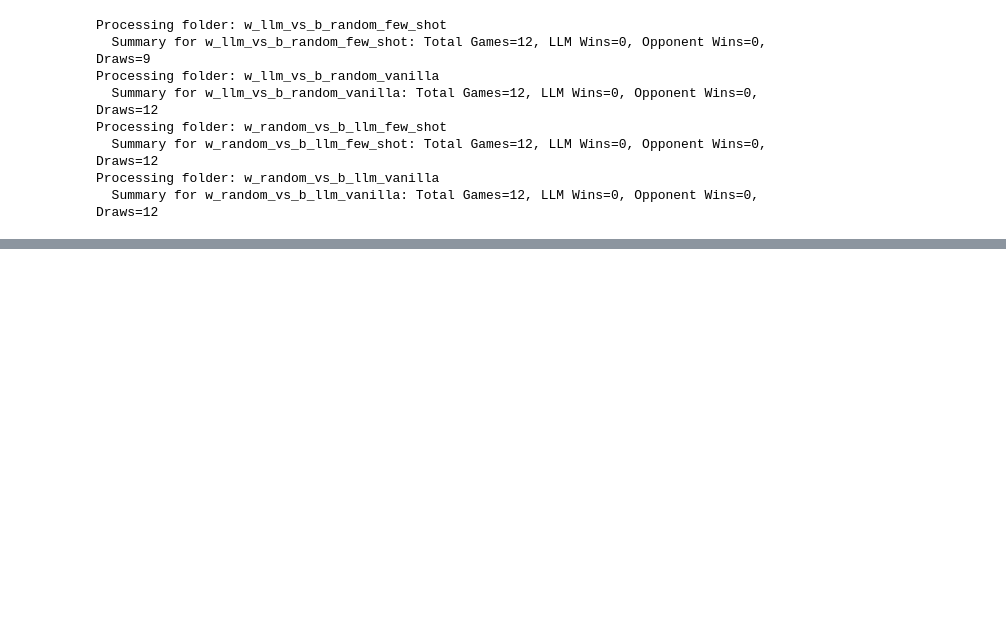
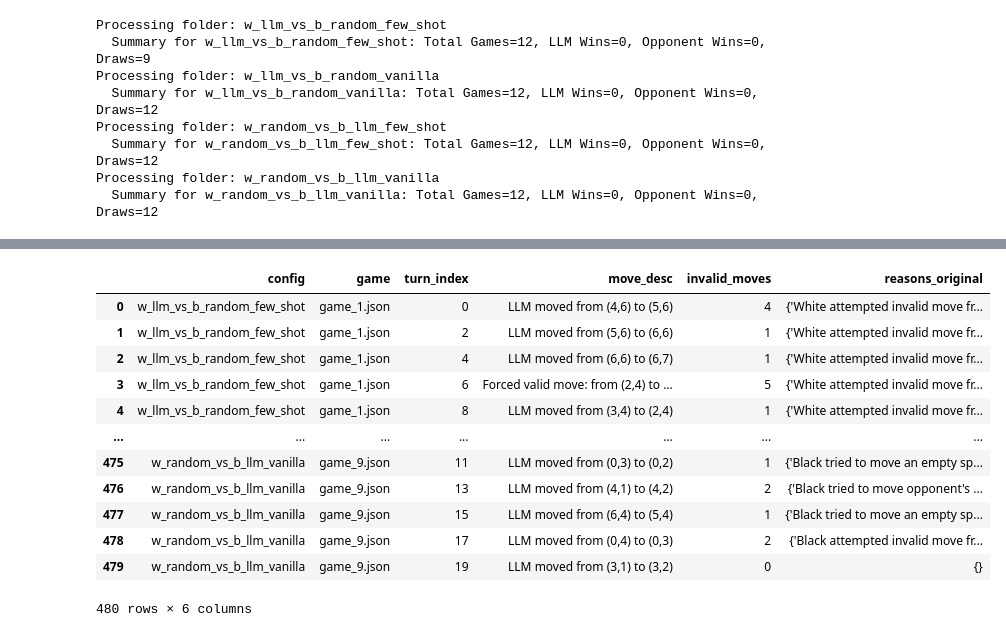
Before and after one commit to hesamsheikh/LLM-Tablut-Agent, a Jupyter notebook: benchmark_analysis.ipynb, the cells around one changed output, grey strips where cells are left out. Saved outputs shown, nothing was run; the diff lists cells and outputs as text; code cells hidden in the pictures; blank space fills up the shorter version.

```diff
--- a/benchmark_analysis.ipynb
+++ b/benchmark_analysis.ipynb
@@ -325,0 +323,16 @@ Frequency of Each Generalized Invalid Move Reason:
+# %%
+df_llm_turns
+# %% [output]
+|  | config | game | turn_index | move_desc | invalid_moves | reasons_original |
+| 0 | w_llm_vs_b_random_few_shot | game_1.json | 0 | LLM moved from (4,6) to (5,6) | 4 | {'White attempted invalid move fr... |
+| 1 | w_llm_vs_b_random_few_shot | game_1.json | 2 | LLM moved from (5,6) to (6,6) | 1 | {'White attempted invalid move fr... |
+| 2 | w_llm_vs_b_random_few_shot | game_1.json | 4 | LLM moved from (6,6) to (6,7) | 1 | {'White attempted invalid move fr... |
+| 3 | w_llm_vs_b_random_few_shot | game_1.json | 6 | Forced valid move: from (2,4) to ... | 5 | {'White attempted invalid move fr... |
+| 4 | w_llm_vs_b_random_few_shot | game_1.json | 8 | LLM moved from (3,4) to (2,4) | 1 | {'White attempted invalid move fr... |
+| ... | ... | ... | ... | ... | ... | ... |
+| 475 | w_random_vs_b_llm_vanilla | game_9.json | 11 | LLM moved from (0,3) to (0,2) | 1 | {'Black tried to move an empty sp... |
+| 476 | w_random_vs_b_llm_vanilla | game_9.json | 13 | LLM moved from (4,1) to (4,2) | 2 | {'Black tried to move opponent's ... |
+| 477 | w_random_vs_b_llm_vanilla | game_9.json | 15 | LLM moved from (6,4) to (5,4) | 1 | {'Black tried to move an empty sp... |
+| 478 | w_random_vs_b_llm_vanilla | game_9.json | 17 | LLM moved from (0,4) to (0,3) | 2 | {'Black attempted invalid move fr... |
+| 479 | w_random_vs_b_llm_vanilla | game_9.json | 19 | LLM moved from (3,1) to (3,2) | 0 | {} |
+480 rows × 6 columns
```
Also changed, not shown: parts of 4 cells of this notebook.
